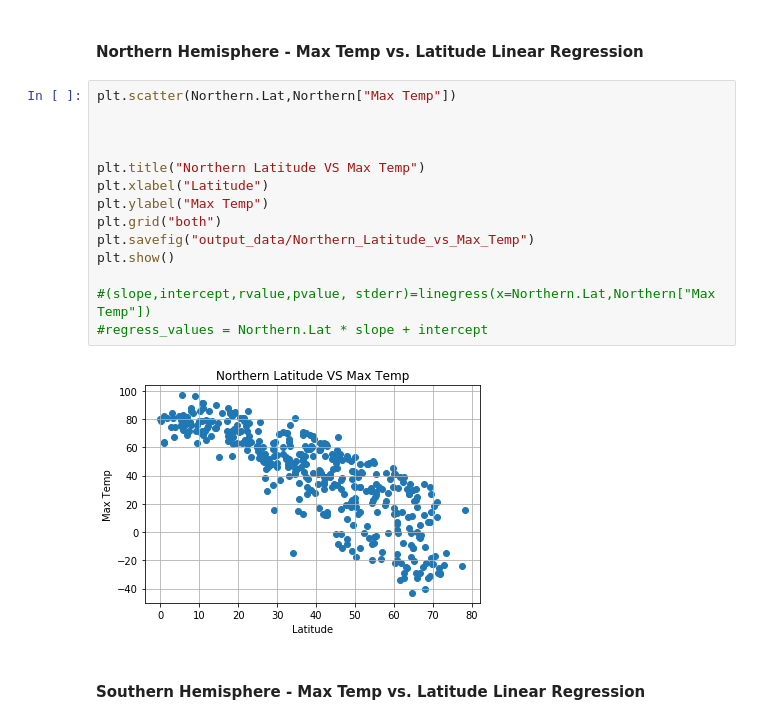
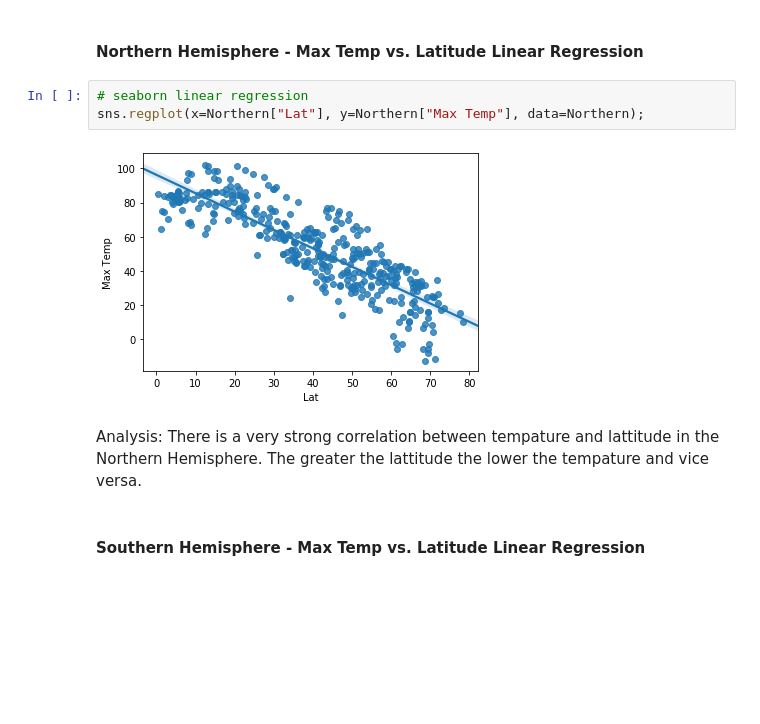
Before and after one commit to JonesInformatics/python-api-challenge, a Jupyter notebook: starter_code/WeatherPy.ipynb, the cells around one changed output. Cells and saved outputs as stored; diff of their text form; blank space fills up the shorter version.

```diff
--- a/starter_code/WeatherPy.ipynb
+++ b/starter_code/WeatherPy.ipynb
@@ -238,20 +239,12 @@ Southern.head()
 # %% [markdown]
 ####  Northern Hemisphere - Max Temp vs. Latitude Linear Regression
-# %%
-plt.scatter(Northern.Lat,Northern["Max Temp"])
-
-
-
-plt.title("Northern Latitude VS Max Temp")
-plt.xlabel("Latitude")
-plt.ylabel("Max Temp")
-plt.grid("both")
-plt.savefig("output_data/Northern_Latitude_vs_Max_Temp")
-plt.show()
-
-#(slope,intercept,rvalue,pvalue, stderr)=linegress(x=Northern.Lat,Northern["Max Temp"])
-#regress_values = Northern.Lat * slope + intercept
-# %% [output]
-[figure, removed]
+# %%
+# seaborn linear regression
+sns.regplot(x=Northern["Lat"], y=Northern["Max Temp"], data=Northern);
+# %% [output]
+[figure, added]
+# %% [markdown]
+Analysis:
+There is a very strong correlation between tempature and lattitude in the Northern Hemisphere. The greater the lattitude the lower the tempature and vice versa.
 # %% [markdown]
 ####  Southern Hemisphere - Max Temp vs. Latitude Linear Regression
```
Also changed, not shown: parts of 30 cells of this notebook.
